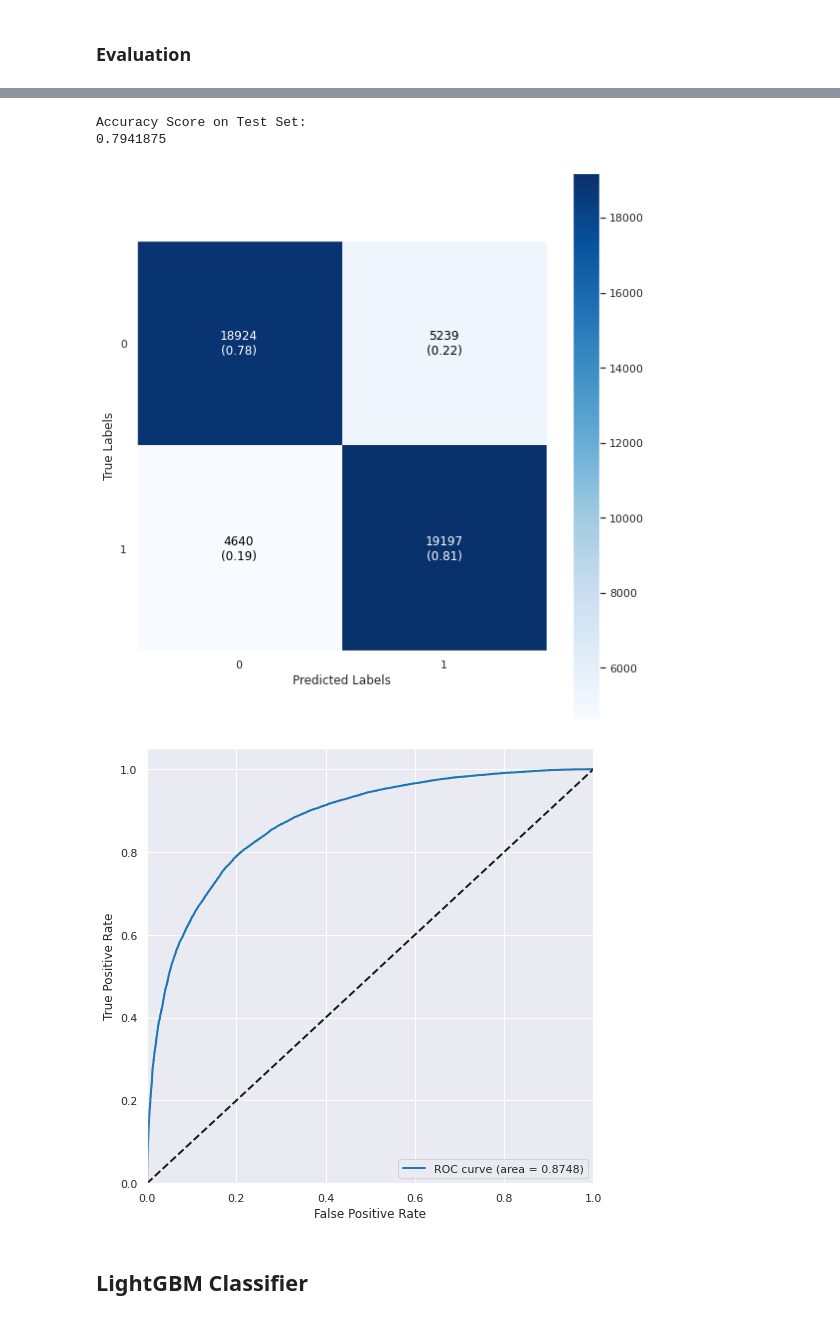
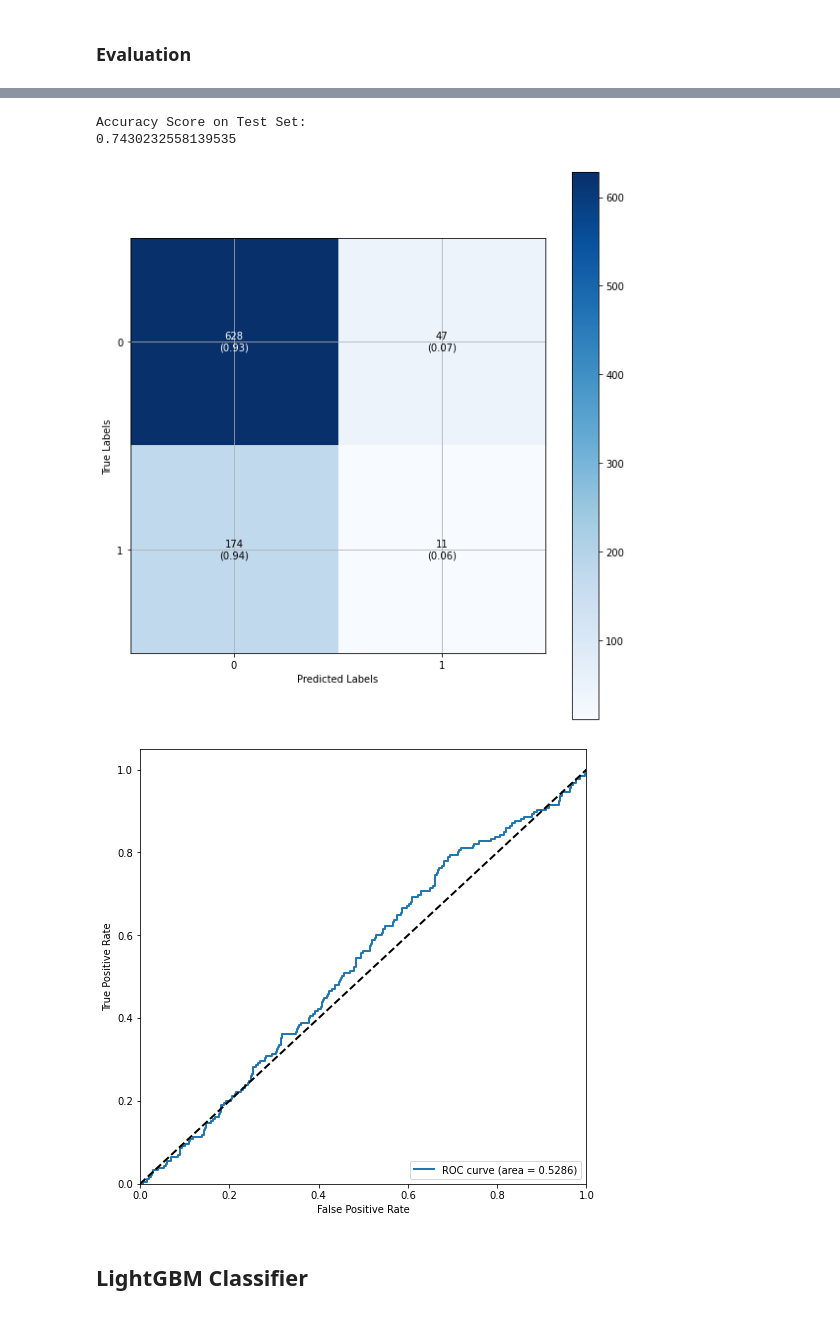
Before and after one commit to Michael-WC-Wong/Newspaper-Sentiment-Analysis-US-Iraq, a Jupyter notebook: NLP_Iraq_War_Pipeline.ipynb, the cells around one changed output, grey strips where cells are left out. Drawn from its saved outputs; the diff is of its cells as text; code cells hidden in the pictures.

```diff
--- a/NLP_Iraq_War_Pipeline.ipynb
+++ b/NLP_Iraq_War_Pipeline.ipynb
@@ -279,0 +287,2 @@ Preprocess Complete
+# %%
+X_new = text_cleaner(X, column="text", stopwords=stopwords.words("english"))
@@ -634,7 +666,10 @@ def plot_roc_curve(y_test, y_score, classes, roc_multilabel_count=3, figsize=(8,
     fpr, tpr, roc_auc = {}, {}, {}
     n_classes = len(classes)
     if n_classes == 2:
-        fpr, tpr, _ = roc_curve(y_test, y_score)
+        try:
+            fpr, tpr, _ = roc_curve(y_test, y_score)
+        except ValueError:
+            fpr, tpr, _ = roc_curve(y_test, y_score[:, 1])
         roc_auc = auc(fpr, tpr)
 #         print(roc_auc)
 
@@ -653,8 +688,12 @@ def plot_roc_curve(y_test, y_score, classes, roc_multilabel_count=3, figsize=(8,
 
     else:
         for i in range(n_classes):
-            fpr[i], tpr[i], _ = roc_curve([sublist[i] for sublist in y_test],
-                              [sublist[i] for sublist in y_score])
+            try:
+                fpr[i], tpr[i], _ = roc_curve([sublist[i] for sublist in y_test],
+                                  [sublist[i] for sublist in y_score])
+            except ValueError:
+                fpr[i], tpr[i], _ = roc_curve([sublist[i] for sublist in y_test],
+                              [sublist[i] for sublist in y_score[:, 1]])
             roc_auc[i] = auc(fpr[i], tpr[i])
 
         all_fpr = np.unique(np.concatenate([fpr[i] for i in range(n_classes)]))
@@ -1369,11 +1401,11 @@ xgb_clf_final = pipeline_fit(
                                 X_train=X_train,
                                 y_train=y_train,
                                 pipeline="XGBoost",
-                                search_method="gridsearch",
-#                                         n_iter=3,
+                                search_method="randomsearch",
+                                n_iter=5,
                                 verbose_searchcv=2,
-                                n_jobs=12,
-                                save_name="Twitter_test"
+                                n_jobs=10,
+                                save_name="Text_test"
                             )
 # %% [output]
 A joblib model file already exists with that name,
@@ -1406,5 +1436,5 @@ Best Params:  {'linear_svc_classifier__C': 0.1767766952966369, 'linear_svc_class
 # %% [markdown]
 ### Evaluation
 # %%
-y_pred_linear_svc = xgb_clf_final.predict(X_test)
-y_score_linear_svc = xgb_clf_final.decision_function(X_test)
+y_pred_xgb = xgb_clf_final.predict(X_test)
+y_score_xgb = xgb_clf_final.predict_proba(X_test)
@@ -1418,20 +1441,20 @@ Preprocess Complete
 # %%
 print("Accuracy Score on Test Set:")
 # Inverse transform onehot labels using labelbinarizer
-print(accuracy_score(y_test, y_pred_linear_svc))
+print(accuracy_score(y_test, y_pred_xgb))
 
 # np.set_printoptions(precision=2)
 # print(linear_svc_clf_final.classes_)
 # Plot confusion matrix
-plot_confusion_matrix(y_test, y_pred_linear_svc, classes=xgb_clf_final.classes_)
+plot_confusion_matrix(y_test, y_pred_xgb, classes=xgb_clf_final.classes_)
 
 # Plot ROC curve (requires onehot targets)
-plot_roc_curve(y_test, y_score_linear_svc, classes=xgb_clf_final.classes_, roc_multilabel_count=2)
+plot_roc_curve(y_test, y_score_xgb, classes=xgb_clf_final.classes_, roc_multilabel_count=2)
 # %% [output]
 Accuracy Score on Test Set:
-0.7941875
+0.7430232558139535
-[figure, old version]
+[figure, new version]
-[figure, old version]
+[figure, new version]
 # %% [markdown]
 ## LightGBM Classifier
 # %%
```
Also changed, not shown: parts of 52 cells of this notebook, 4 other files.
